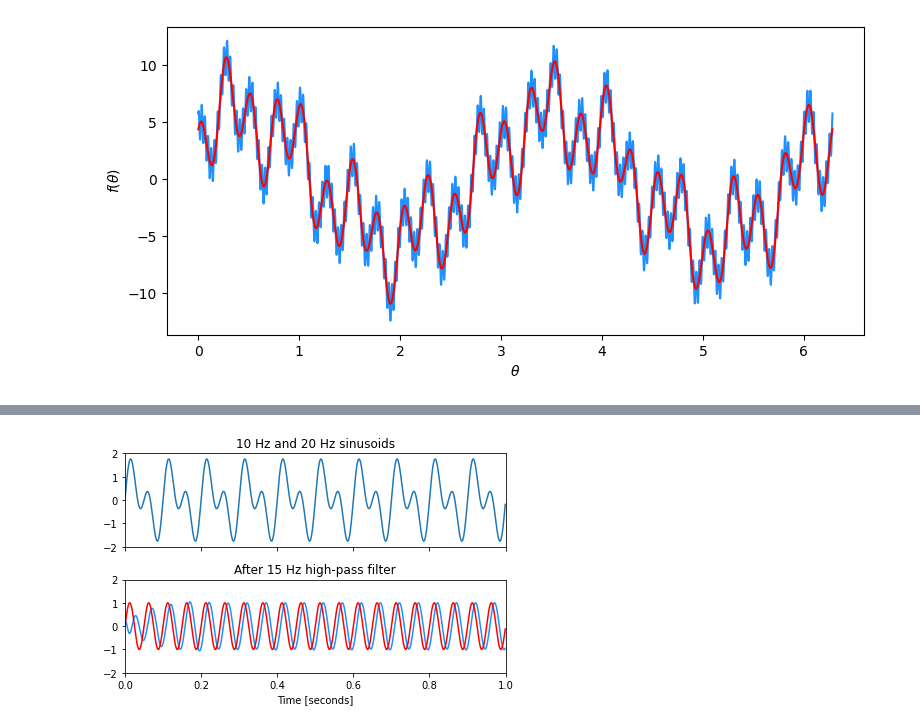
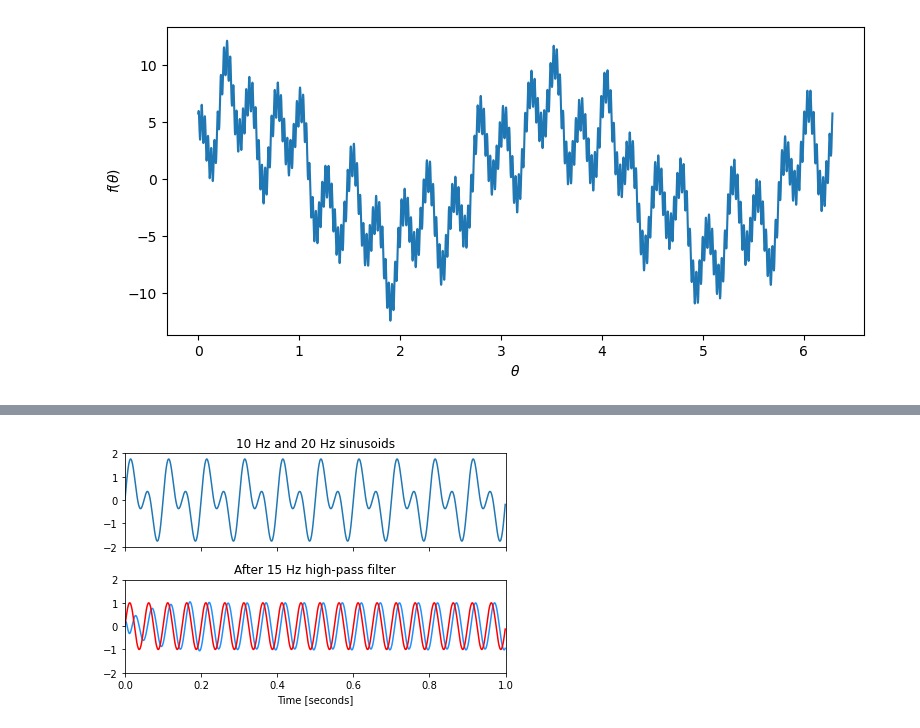
Before and after one commit to MKerner3/Pitot-Tube, a Jupyter notebook: fftandfilter.ipynb, the cells around one changed output, grey strips where cells are left out. Drawn from its saved outputs; the diff is of its cells as text; code cells hidden in the pictures.

```diff
--- a/fftandfilter.ipynb
+++ b/fftandfilter.ipynb
@@ -20,9 +22,10 @@ f3 = 5.5 * np.cos(2*t - np.pi /4) - \
 # %%
 fig = plt.figure(figsize=(9, 4))
-plt.plot(t, f, color='dodgerblue')
-plt.plot(t, f2, 'red')
+#plt.plot(t, f, color='dodgerblue')
+#plt.plot(t, f2, 'red')
+plt.plot(t,f)
 plt.xlabel(r'$\theta$')
 plt.ylabel(r'$f(\theta)$')
 plt.show()
 # %% [output]
-[figure, old version]
+[figure, new version]
```
Also changed, not shown: parts of 5 cells of this notebook, 2 other files.
